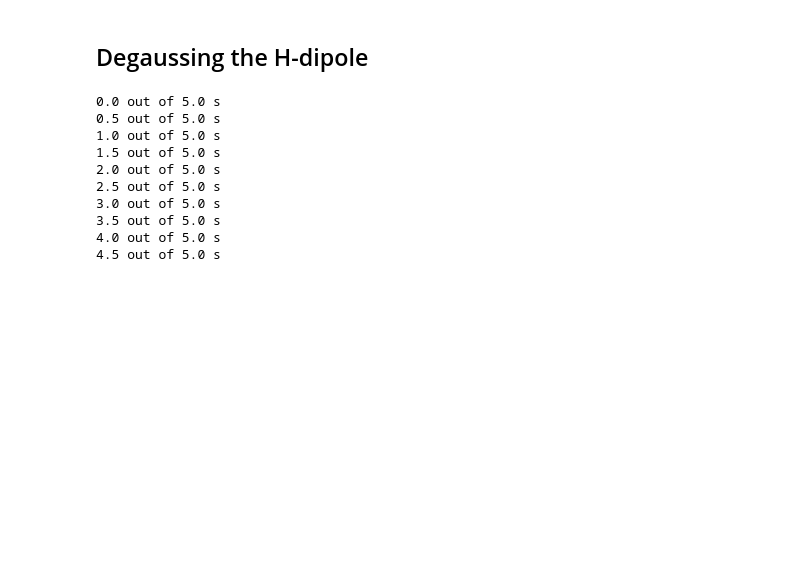
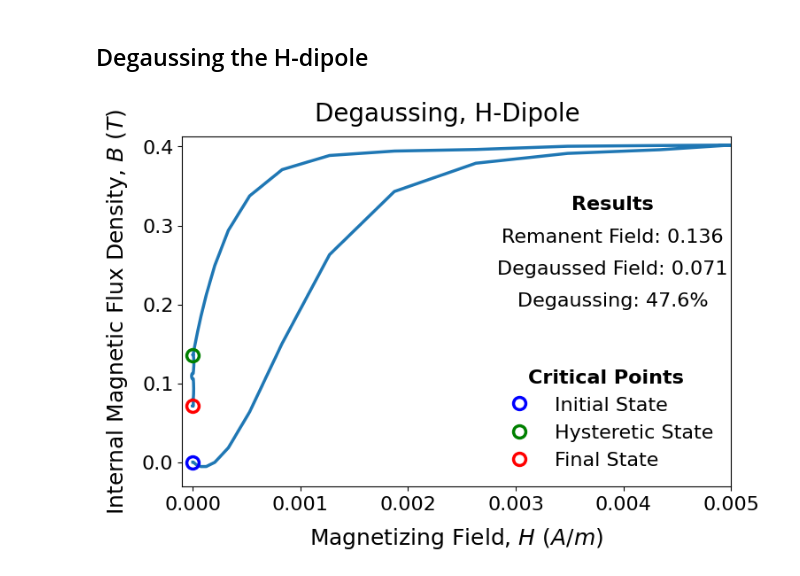
Before and after one commit to radiasoft/rsradia, a Jupyter notebook: examples/demos/degaussing_demo.ipynb, the cells around one changed output. Saved outputs shown, nothing was run; the diff lists cells and outputs as text; code cells hidden in the pictures; blank space fills up the shorter version.

```diff
--- a/examples/demos/degaussing_demo.ipynb
+++ b/examples/demos/degaussing_demo.ipynb
@@ -207,8 +211,8 @@ RadiaViewer(children=(Viewer(children=(VTK(layout=Layout(margin='auto', min_widt
 ## Degaussing the H-dipole
 # %%
 # Define a current profile to apply to the H-dipole
-I0d = 3
-f = 3
+I0d = 1
+f = 2
 Icoil = I_app(ts, t0h, t1h, t0d, I0h, I0d, w, f, rho)
 
 # Define arrays to contain the results of simulated degaussing
@@ -222,18 +226,6 @@ A_coil = (dipole_params['pole_sep']*coil_rfactor-dipole_params['coil_inner'])*(d
 for t in range(len(ts)):
     Jcoil = Icoil[t]/A_coil
     H_dipole[t], B_dipole[t] = hdipole.magnetize(Jcoil, ja_model)
-    if not t%50: print("{:.1f} out of {:.1f} s".format(ts[t], tmax))
-# %% [output]
-0.0 out of 5.0 s
-0.5 out of 5.0 s
-1.0 out of 5.0 s
-1.5 out of 5.0 s
-2.0 out of 5.0 s
-2.5 out of 5.0 s
-3.0 out of 5.0 s
-3.5 out of 5.0 s
-4.0 out of 5.0 s
-4.5 out of 5.0 s
 # %%
 # Store quantities at the initial state for plotting
 iniH = H_dipole[0, 2]
@@ -242,37 +234,39 @@ iniB = B_dipole[0, 2]
 # Store quantities at the saturated state for plotting
 satID = ts==(t0h+t1h)/2
 satH = H_dipole[:, 2][satID]
 satB = B_dipole[:, 2][satID]
 
 # Store quantities at the hysteretic state for plotting
 hystID = ts==(t1h+t0d)/2
 hystH = H_dipole[:, 2][hystID]
 hystB = B_dipole[:, 2][hystID]
 
 # Store quantities at the stopping point for plotting
 finH = H_dipole[-1, 2]
 finB = B_dipole[-1, 2]
 
 # Compute the percentage degaussing percentage metric
 percDG = (1-abs(finB)/hystB)*100
 
 # Plot the example hysteresis quantities for the Jiles-Atherton model
 fig, ax = plt.subplots(figsize=(8,5))
-fig.suptitle(r"Degaussing, Low-Carbon Steel Block", fontsize=20, y=.96)
+fig.suptitle(r"Degaussing, H-Dipole", fontsize=20, y=.98)
 dgLine, = ax.plot(H_dipole[:,2], B_dipole[:,2], lw=2.5)
 ax.plot(iniH, iniB, 'bo', mfc='none', ms=10, mew=2.5, label='Initial State')
-ax.plot(hystH, hystB, 'go', mfc='none', ms=10, mew=2.5, label='\nHysteretic State\n')
+ax.plot(hystH, hystB, 'go', mfc='none', ms=10, mew=2.5, label='Hysteretic State')
 #ax.plot(satH, satB, 'o', color='orange', mfc='none', ms=10, mew=2.5, label='\nSaturated State\n')
 ax.plot(finH, finB, 'ro', mfc='none', ms=10, mew=2.5, label='Final State')
 leg = ax.legend(loc='lower right', fontsize=16, ncol=1, framealpha=0)
 leg.set_title("Critical Points", prop={"size":16, "weight":"bold"})
-ax.text(.0031, .8*B_dipole[:,2].max(), r"Results", ha='center', va='center', fontsize=16, weight="bold")
-ax.text(.0031, .7*B_dipole[:,2].max(), r"Remanent Field: %.3f"%hystB, ha='center', va='center', fontsize=16)
-ax.text(.0031, .6*B_dipole[:,2].max(), r"Degaussed Field: %.3f"%finB, ha='center', va='center', fontsize=16)
-ax.text(.0031, .5*B_dipole[:,2].max(), r"Degaussing: %.1f%%"%percDG, ha='center', va='center', fontsize=16)
-ax.axis(1.1*array([H_dipole[:,2].min(), .004+0*H_dipole[:,2].max(), B_dipole[:,2].min()-.025, 1.01*B_dipole[:,2].max()]))
+ax.text(.0039, .8*B_dipole[:,2].max(), r"Results", ha='center', va='center', fontsize=16, weight="bold")
+ax.text(.0039, .7*B_dipole[:,2].max(), r"Remanent Field: %.3f"%hystB, ha='center', va='center', fontsize=16)
+ax.text(.0039, .6*B_dipole[:,2].max(), r"Degaussed Field: %.3f"%finB, ha='center', va='center', fontsize=16)
+ax.text(.0039, .5*B_dipole[:,2].max(), r"Degaussing: %.1f%%"%percDG, ha='center', va='center', fontsize=16)
+ax.axis([-1e-4, .005, 1.1*B_dipole[:,2].min()-.025, 1.01*B_dipole[:,2].max()])
 ax.set_xlabel(r"Magnetizing Field, $H\ (A / m)$", fontsize=18, labelpad=10)
 ax.set_ylabel(r"Internal Magnetic Flux Density, $B\ (T)$",fontsize=18, labelpad=10)
 ax.tick_params(labelsize=16)
 fig.subplots_adjust(top=.9)
 fig.show()
+# %% [output]
+[figure, added]
```
Also changed, not shown: parts of 5 cells of this notebook, 4 other files.
